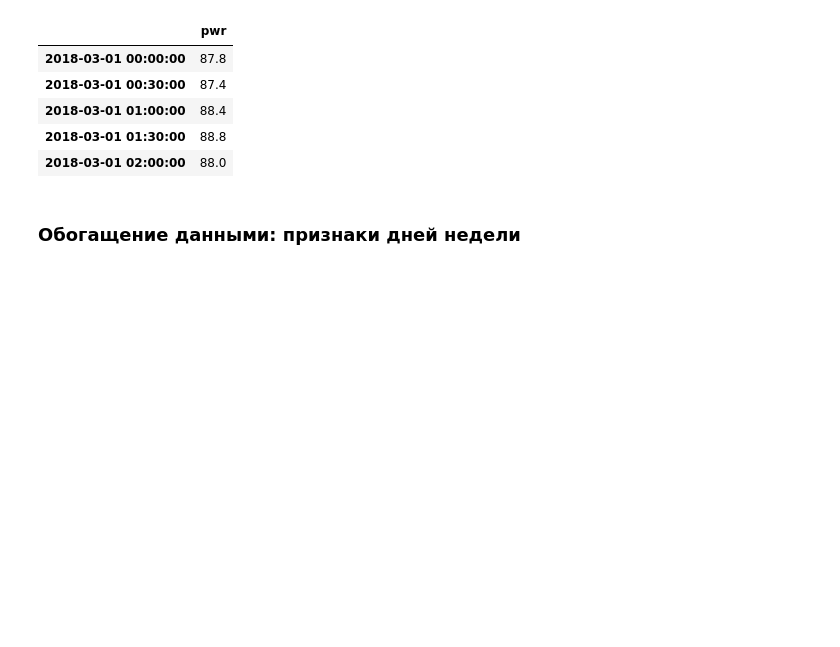
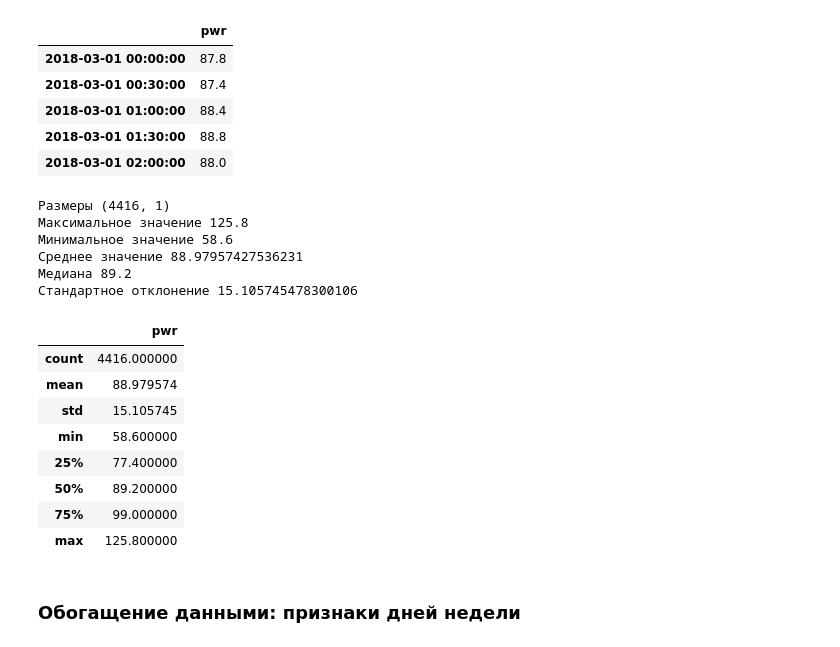
Before and after one commit to akumidv/startup-khv-ai-study, a Jupyter notebook: 03_Time_series/1_forecast.ipynb, the cells around one changed output. Drawn from its saved outputs; the diff is of its cells as text; code cells hidden in the pictures; blank space fills up the shorter version.

```diff
--- a/03_Time_series/1_forecast.ipynb
+++ b/03_Time_series/1_forecast.ipynb
@@ -69,6 +69,30 @@ channel.head()
 | 2018-03-01 01:00:00 | 88.4 |
 | 2018-03-01 01:30:00 | 88.8 |
 | 2018-03-01 02:00:00 | 88.0 |
+# %%
+print('Размеры', channel.shape)
+print('Максимальное значение', channel['pwr'].max())
+print('Минимальное значение', channel['pwr'].min())
+print('Среднее значение', channel['pwr'].mean())
+print('Медиана', channel['pwr'].median())
+print('Стандартное отклонение', channel['pwr'].std())
+channel.describe()
+# %% [output]
+Размеры (4416, 1)
+Максимальное значение 125.8
+Минимальное значение 58.6
+Среднее значение 88.97957427536231
+Медиана 89.2
+Стандартное отклонение 15.105745478300106
+|  | pwr |
+| count | 4416.000000 |
+| mean | 88.979574 |
+| std | 15.105745 |
+| min | 58.600000 |
+| 25% | 77.400000 |
+| 50% | 89.200000 |
+| 75% | 99.000000 |
+| max | 125.800000 |
 # %% [markdown]
 ### Обогащение данными: признаки дней недели
 # %%
```
Also changed, not shown: parts of 10 cells of this notebook, 3 other files.
